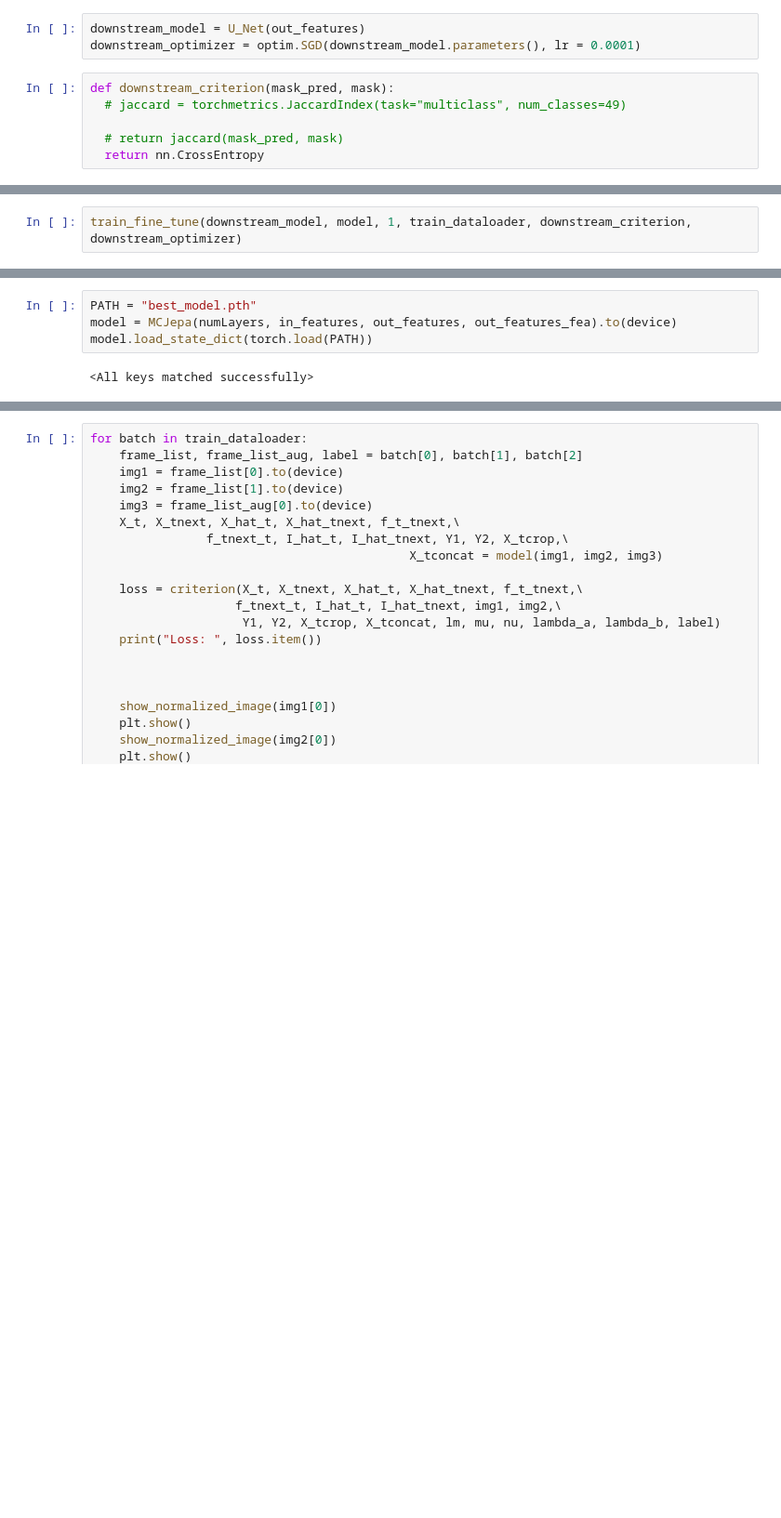
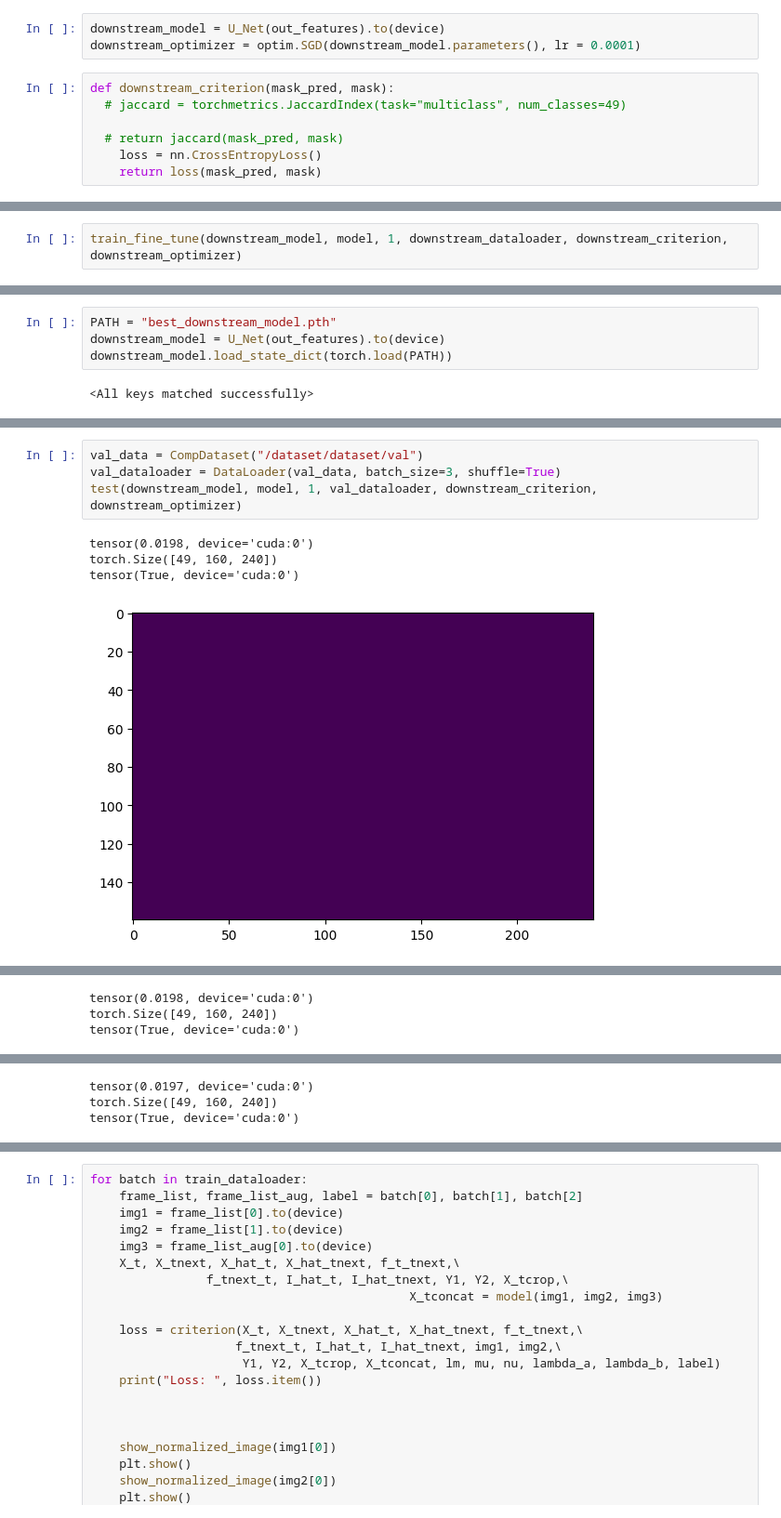
Before and after one commit to suryadheeshjith/SSL, a Jupyter notebook: MCJepa.ipynb, the cells around one changed output, grey strips where cells are left out. Shown at 93% size. Drawn from its saved outputs; the diff is of its cells as text; blank space fills up the shorter version.

Commit message:
Added Decoder and final mask plotting

```diff
--- a/MCJepa.ipynb
+++ b/MCJepa.ipynb
@@ -544,11 +562,12 @@ for param in model.parameters():
 # %%
-downstream_model = U_Net(out_features)
+downstream_model = U_Net(out_features).to(device)
 downstream_optimizer = optim.SGD(downstream_model.parameters(), lr = 0.0001)
 # %%
 def downstream_criterion(mask_pred, mask):
   # jaccard = torchmetrics.JaccardIndex(task="multiclass", num_classes=49)
 
   # return jaccard(mask_pred, mask)
-  return nn.CrossEntropy
+    loss = nn.CrossEntropyLoss()
+    return loss(mask_pred, mask)
 # %%
 def train_fine_tune(downstream_model, JepaModel, epochs, dataloader, criterion, optimizer):
@@ -608,3 +629,3 @@ def train_fine_tune(downstream_model, JepaModel, epochs, dataloader, criterion,
 # %%
-train_fine_tune(downstream_model, model, 1, train_dataloader, downstream_criterion, downstream_optimizer)
+train_fine_tune(downstream_model, model, 1, downstream_dataloader, downstream_criterion, downstream_optimizer)
 # %% [output]
@@ -612,6 +633,6 @@ KeyboardInterrupt:
 # %%
-PATH = "best_model.pth"
-model = MCJepa(numLayers, in_features, out_features, out_features_fea).to(device)
-model.load_state_dict(torch.load(PATH))
+PATH = "best_downstream_model.pth"
+downstream_model = U_Net(out_features).to(device)
+downstream_model.load_state_dict(torch.load(PATH))
 # %% [output]
 <All keys matched successfully>
@@ -617,0 +725,9 @@ model.load_state_dict(torch.load(PATH))
+# %%
+val_data = CompDataset("/dataset/dataset/val")
+val_dataloader = DataLoader(val_data, batch_size=3, shuffle=True)
+test(downstream_model, model, 1, val_dataloader, downstream_criterion, downstream_optimizer)
+# %% [output]
+tensor(0.0198, device='cuda:0')
+torch.Size([49, 160, 240])
+tensor(True, device='cuda:0')
+[figure, added]
@@ -617,0 +735,3 @@ model.load_state_dict(torch.load(PATH))
+tensor(0.0198, device='cuda:0')
+torch.Size([49, 160, 240])
+tensor(True, device='cuda:0')
@@ -617,0 +740,3 @@ model.load_state_dict(torch.load(PATH))
+tensor(0.0197, device='cuda:0')
+torch.Size([49, 160, 240])
+tensor(True, device='cuda:0')
```
Also changed, not shown: parts of 11 cells of this notebook.
